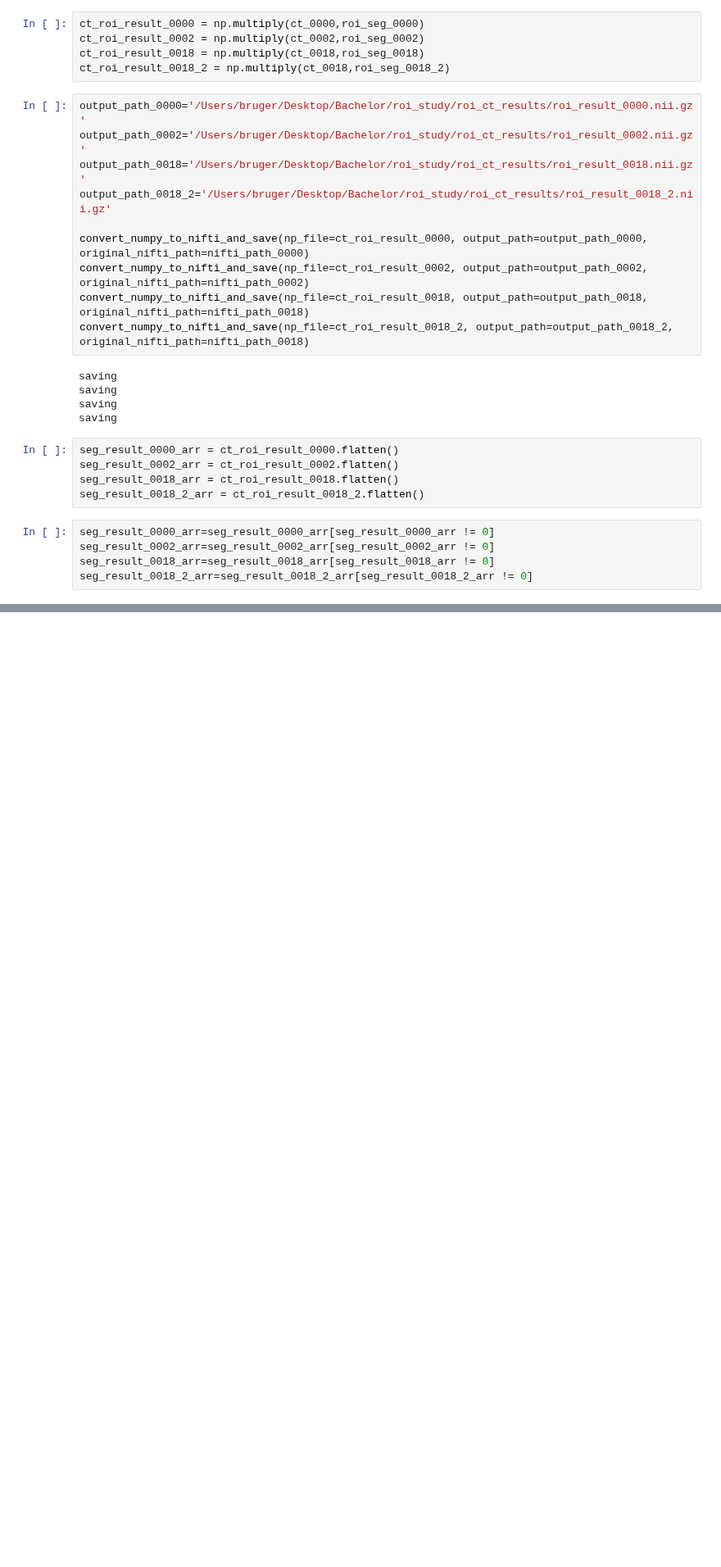
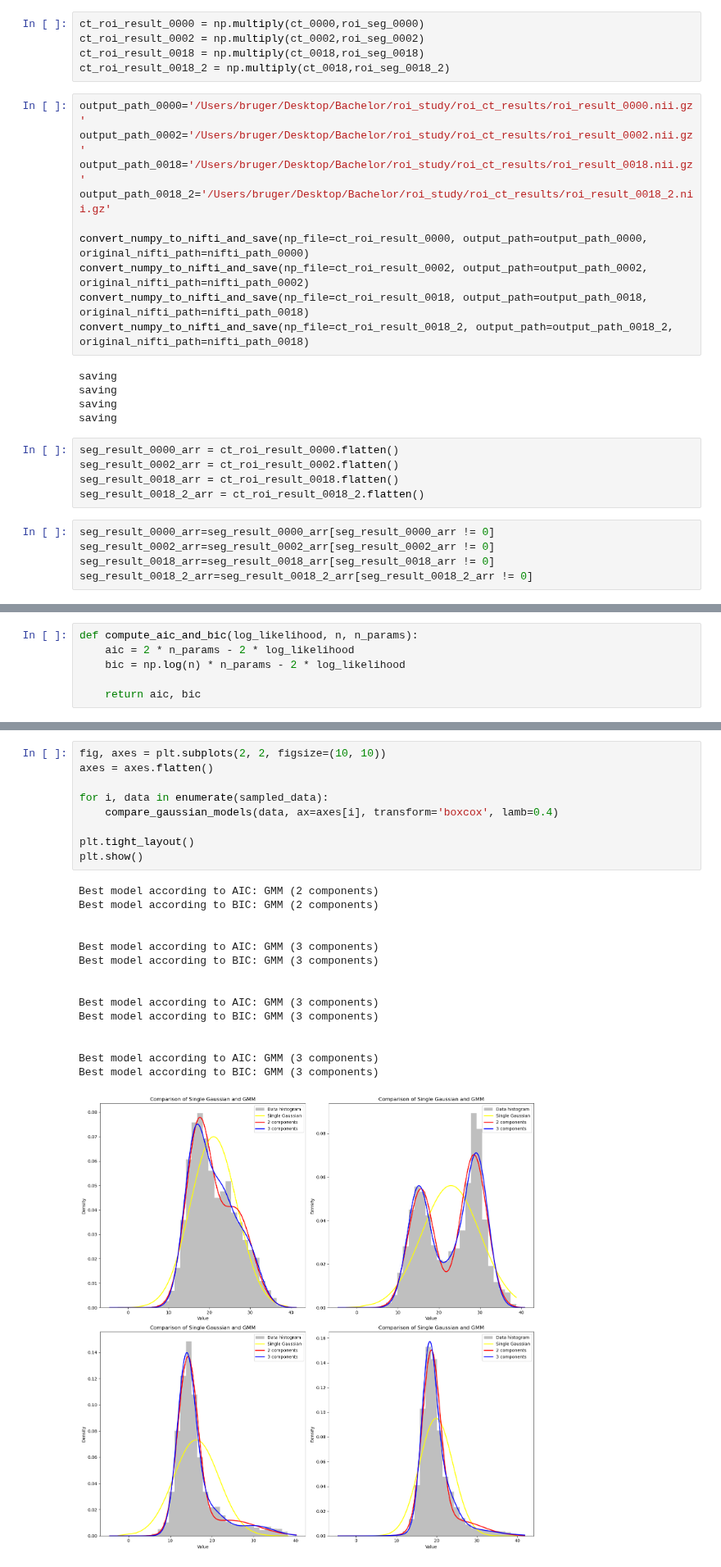
Before and after one commit to JaSeKii/BachelorProject, a Jupyter notebook: Data_preprocess/pilot_study_roi.ipynb, the cells around one changed output, grey strips where cells are left out. Shown at 82% size. Cells and saved outputs as stored; diff of their text form; blank space fills up the shorter version.

```diff
--- a/Data_preprocess/pilot_study_roi.ipynb
+++ b/Data_preprocess/pilot_study_roi.ipynb
@@ -117,0 +216,6 @@ plt.show()
+# %%
+def compute_aic_and_bic(log_likelihood, n, n_params):
+    aic = 2 * n_params - 2 * log_likelihood
+    bic = np.log(n) * n_params - 2 * log_likelihood
+
+    return aic, bic
@@ -117,0 +304,25 @@ plt.show()
+# %%
+fig, axes = plt.subplots(2, 2, figsize=(10, 10))
+axes = axes.flatten()
+
+for i, data in enumerate(sampled_data):
+    compare_gaussian_models(data, ax=axes[i], transform='boxcox', lamb=0.4)
+
+plt.tight_layout()
+plt.show()
+# %% [output]
+Best model according to AIC: GMM (2 components)
+Best model according to BIC: GMM (2 components)
+
+
+Best model according to AIC: GMM (3 components)
+Best model according to BIC: GMM (3 components)
+
+
+Best model according to AIC: GMM (3 components)
+Best model according to BIC: GMM (3 components)
+
+
+Best model according to AIC: GMM (3 components)
+Best model according to BIC: GMM (3 components)
+[figure, added]
```
Also changed, not shown: parts of 21 cells of this notebook.
